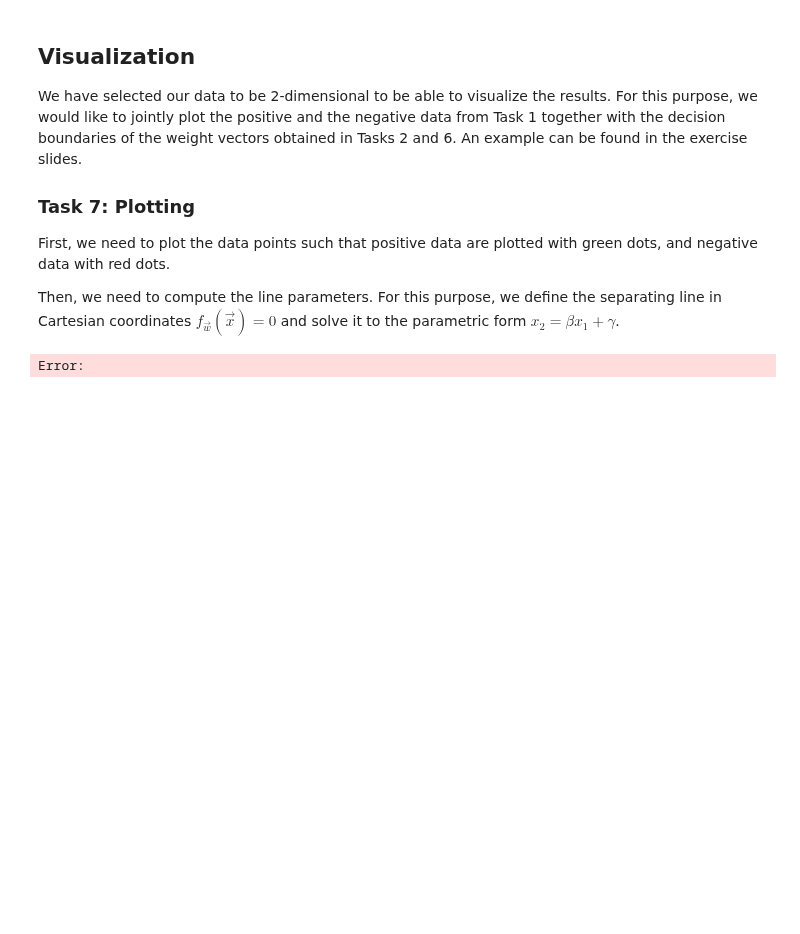
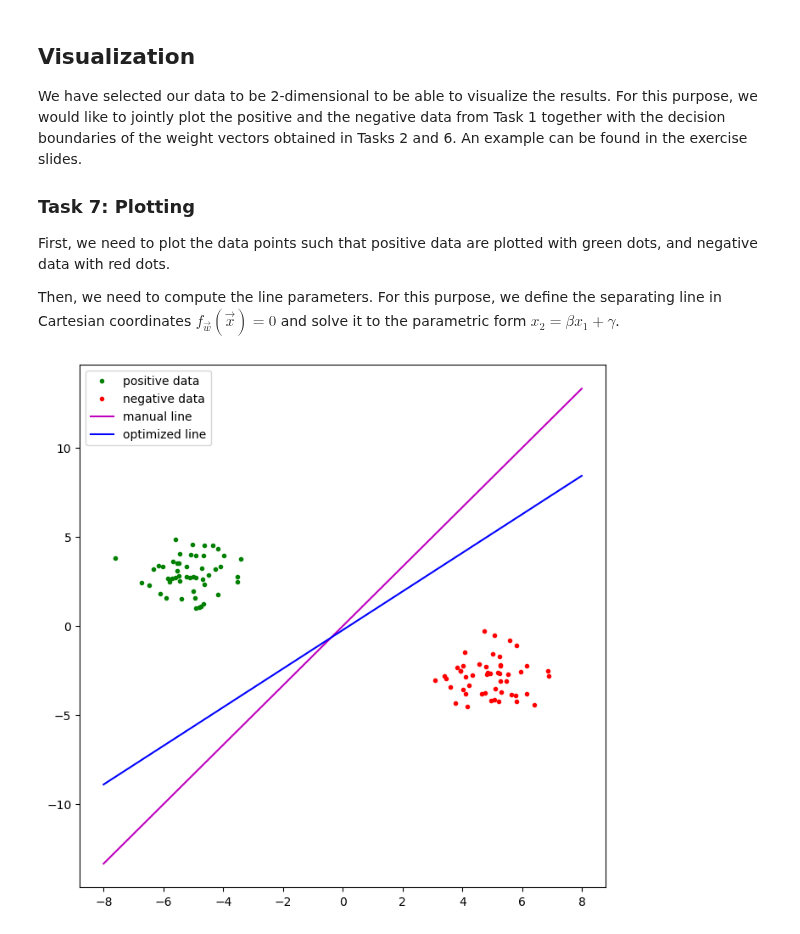
Before and after one commit to danielbarco/deeplearning, a Jupyter notebook: Assignment01.ipynb, the cells around one changed output. Cells and saved outputs as stored; diff of their text form; code cells hidden in the pictures; blank space fills up the shorter version.

```diff
--- a/Assignment01.ipynb
+++ b/Assignment01.ipynb
@@ -101,10 +139,14 @@ Consider in your implementation error cases that could arise.
 # %%
 def perceptron_learning(X, T, w):
   # first, make a copy of your weights
-  w_star = ...
+  w_star = w.copy()
 
   # then, iterate over the data and perform perceptron learning
-  ...
+  for i in range(X.shape[0]):
+    # check if the current data point is misclassified
+    if perceptron(X[i], w_star) != T[i]:
+      # if so, update the weights
+      w_star += T[i] * X[i]
 
   # finally, return the optimal weights
   return w_star
@@ -128,6 +170,3 @@ Error:
 ### Task 5: Weight Initialization
 
 Implement a function that generates and returns randomly initialized weights $\vec w \in [-1,1]^3$.
-# %%
-def random_weights(lowest = -1, highest = 1):
-  ...
@@ -136,3 +173,10 @@ Error:
+# %%
+def random_weights(lowest = -1, highest = 1):
+  # initialize random seed
+  numpy.random.seed(42)
+
+  # return a random weight vector
+  return numpy.random.uniform(lowest, highest, 3)
 # %% [markdown]
 ### Task 6: Perceptron Learning Execution
 
@@ -141,7 +185,8 @@ Store the resulting weight vector $\vec w^*$.
 # %%
 # create random weights
 w_initial = random_weights()
-
+print("The initial weights are: ", w_initial)
 # perform perceptron learning
-w_star = ...
+w_star = perceptron_learning(X, T, w_initial)
+print("The optimal weights are: ", w_star)
 # %% [output]
@@ -173,39 +219,42 @@ Then, we need to compute the line parameters. For this purpose, we define the se
 # %%
 def line_parameters(w):
   # compute parametric line parameters from Cartesian coordinates
-  beta = ...
-  gamma = ...
+  beta = -(w[1]/w[2])
+  gamma = -(w[0]/w[2])
   return beta, gamma
 
 
 from matplotlib import pyplot
 
 # create a square plot
 pyplot.figure(figsize=(8,8))
 
 # plot the positive data points
-pyplot.plot(..., ..., "g.", label="positive data")
+
+pyplot.plot(X[:50,1], X[:50,2], "g.", label="positive data")
 # plot the negative data points
-pyplot.plot(..., ..., "r.", label="negative data")
+pyplot.plot(X[50:,1], X[50:,2], "r.", label="negative data")
 
 # define positions where to evaluate the line:
-x1 = ...
+x1 = numpy.arange(-8, 8, 0.01)
 
 # compute line parameters for manual line
 beta, gamma = line_parameters(w_manual)
+
 # now, compute the values according to our parametric form:
 x2 = beta * x1 + gamma
 # plot lines (might need to call this function twice for the two lines)
 pyplot.plot(x1, x2, "m-", label="manual line")
 
 # compute line parameters for optimized line
 beta, gamma = line_parameters(w_star)
 # now, compute the values according to our parametric form:
 x2 = beta * x1 + gamma
 # plot lines (might need to call this function twice for the two lines)
 pyplot.plot(x1, x2, "b-", label="optimized line")
 
 # make the plot more beautiful
-...
+pyplot.legend()
+pyplot.show()
 # %% [output]
-Error:
+[figure, added]
```
Also changed, not shown: parts of 13 cells of this notebook.
